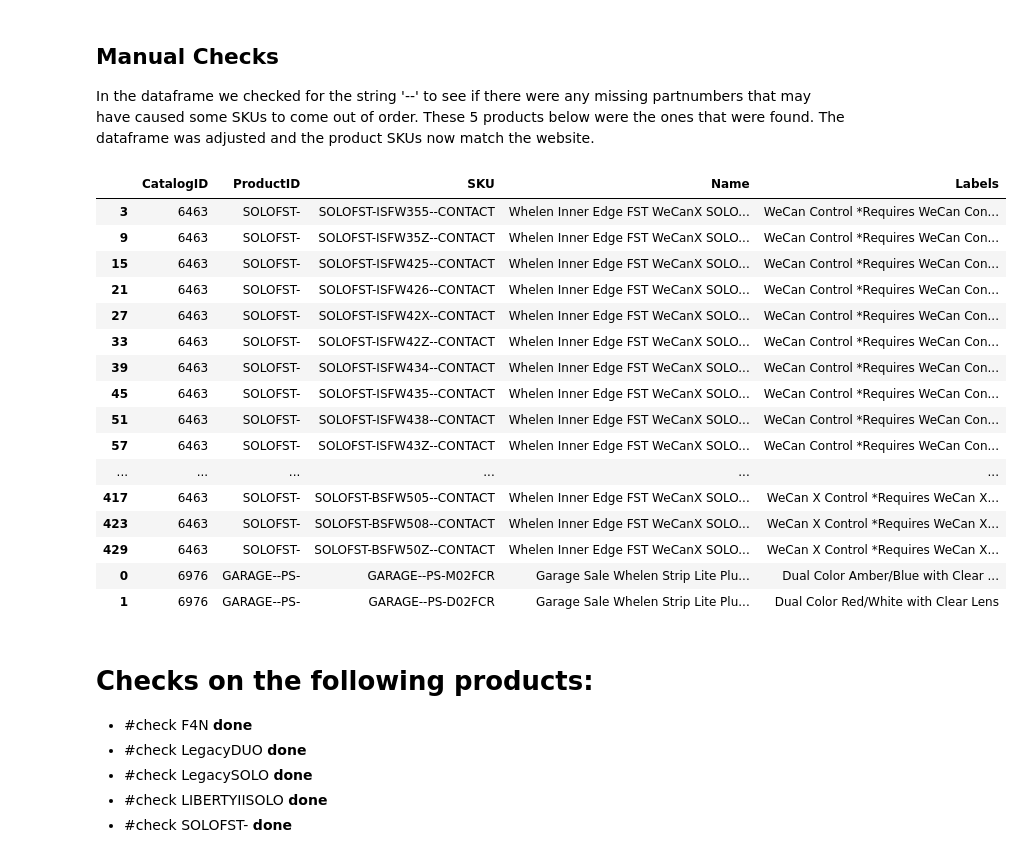
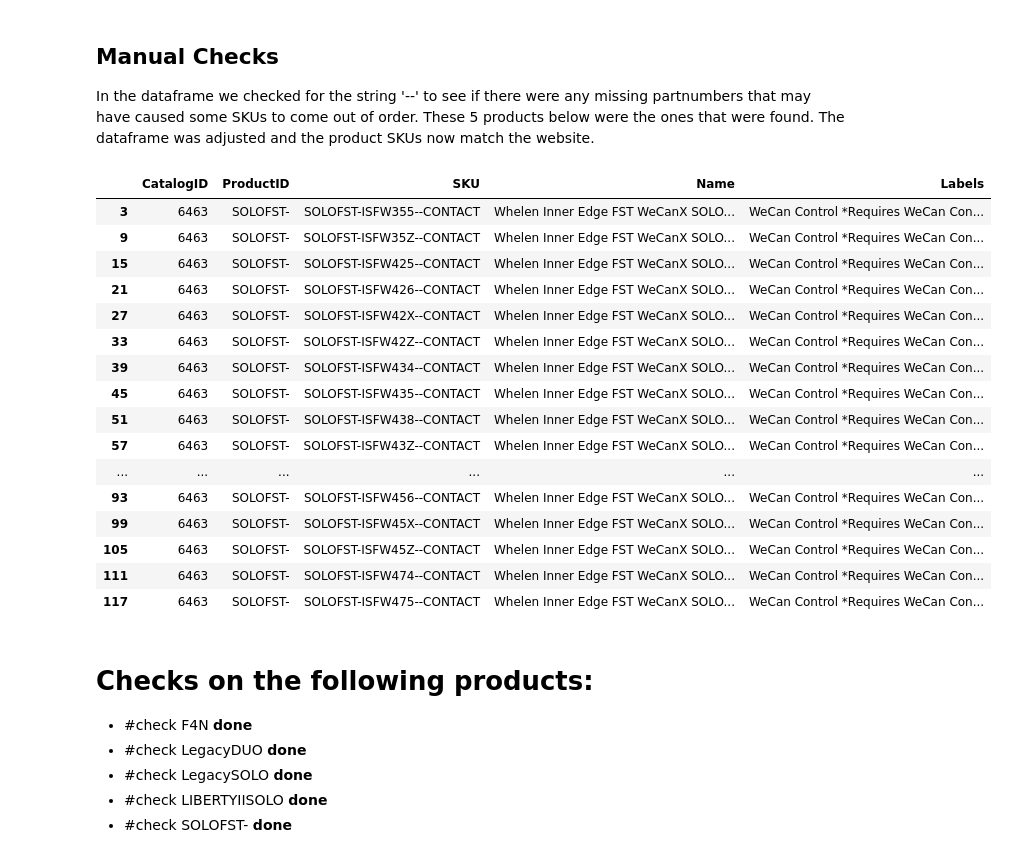
Before and after one commit to andrewkoji/Unique_SKU_List, a Jupyter notebook: Final_Notebook.ipynb, the cells around one changed output. Cells and saved outputs as stored; diff of their text form; code cells hidden in the pictures.

```diff
--- a/Final_Notebook.ipynb
+++ b/Final_Notebook.ipynb
@@ -290,7 +288,7 @@ This block of code performs several data preprocessing steps on an Excel dataset
 5. ain DataFrame is filtered to exclude rows where the 'Hidden' column has a value of 1, and the first few rows of the resulting DataFrame are displayed. Overall, this block of code prepares the dataset for further analysis by ensuring data consistency, creating new columns, and filtering out irrelevant rows.
 # %%
 # Define the file path
-path = "/content/drive/My Drive/Colab Notebooks/Grades/All_Options.xlsx"
+path = "All_Options.xlsx"
 
 # Read the Excel file into a DataFrame
 df_options_ = pd.read_excel(path)
@@ -563,30 +568,30 @@ Length of dataframe is 279,997 SKUs. Client has approved this length.
 
 In the dataframe we checked for the string '--' to see if there were any missing partnumbers that may have caused some SKUs to come out of order. These 5 products below were the ones that were found. The dataframe was adjusted and the product SKUs now match the website.
 # %%
-Master_SKU_list[Master_SKU_list['SKU'].str.contains('--')]
+Master_SKU_list[Master_SKU_list['SKU'].str.contains('--')].head(20)
 #check F4N
 #check LegacyDUO
 #check LegacySOLO
 #check LIBERTYIISOLO
 #check SOLOFST-
 # %% [output]
 |  | CatalogID | ProductID | SKU | Name | Labels |
 | 3 | 6463 | SOLOFST- | SOLOFST-ISFW355--CONTACT | Whelen Inner Edge FST WeCanX SOLO... | WeCan Control *Requires WeCan Con... |
 | 9 | 6463 | SOLOFST- | SOLOFST-ISFW35Z--CONTACT | Whelen Inner Edge FST WeCanX SOLO... | WeCan Control *Requires WeCan Con... |
 | 15 | 6463 | SOLOFST- | SOLOFST-ISFW425--CONTACT | Whelen Inner Edge FST WeCanX SOLO... | WeCan Control *Requires WeCan Con... |
 | 21 | 6463 | SOLOFST- | SOLOFST-ISFW426--CONTACT | Whelen Inner Edge FST WeCanX SOLO... | WeCan Control *Requires WeCan Con... |
 | 27 | 6463 | SOLOFST- | SOLOFST-ISFW42X--CONTACT | Whelen Inner Edge FST WeCanX SOLO... | WeCan Control *Requires WeCan Con... |
 | 33 | 6463 | SOLOFST- | SOLOFST-ISFW42Z--CONTACT | Whelen Inner Edge FST WeCanX SOLO... | WeCan Control *Requires WeCan Con... |
 | 39 | 6463 | SOLOFST- | SOLOFST-ISFW434--CONTACT | Whelen Inner Edge FST WeCanX SOLO... | WeCan Control *Requires WeCan Con... |
 | 45 | 6463 | SOLOFST- | SOLOFST-ISFW435--CONTACT | Whelen Inner Edge FST WeCanX SOLO... | WeCan Control *Requires WeCan Con... |
 | 51 | 6463 | SOLOFST- | SOLOFST-ISFW438--CONTACT | Whelen Inner Edge FST WeCanX SOLO... | WeCan Control *Requires WeCan Con... |
 | 57 | 6463 | SOLOFST- | SOLOFST-ISFW43Z--CONTACT | Whelen Inner Edge FST WeCanX SOLO... | WeCan Control *Requires WeCan Con... |
 | ... | ... | ... | ... | ... | ... |
-| 417 | 6463 | SOLOFST- | SOLOFST-BSFW505--CONTACT | Whelen Inner Edge FST WeCanX SOLO... | WeCan X Control *Requires WeCan X... |
-| 423 | 6463 | SOLOFST- | SOLOFST-BSFW508--CONTACT | Whelen Inner Edge FST WeCanX SOLO... | WeCan X Control *Requires WeCan X... |
-| 429 | 6463 | SOLOFST- | SOLOFST-BSFW50Z--CONTACT | Whelen Inner Edge FST WeCanX SOLO... | WeCan X Control *Requires WeCan X... |
-| 0 | 6976 | GARAGE--PS- | GARAGE--PS-M02FCR | Garage Sale Whelen Strip Lite Plu... | Dual Color Amber/Blue with Clear ... |
-| 1 | 6976 | GARAGE--PS- | GARAGE--PS-D02FCR | Garage Sale Whelen Strip Lite Plu... | Dual Color Red/White with Clear Lens |
+| 93 | 6463 | SOLOFST- | SOLOFST-ISFW456--CONTACT | Whelen Inner Edge FST WeCanX SOLO... | WeCan Control *Requires WeCan Con... |
+| 99 | 6463 | SOLOFST- | SOLOFST-ISFW45X--CONTACT | Whelen Inner Edge FST WeCanX SOLO... | WeCan Control *Requires WeCan Con... |
+| 105 | 6463 | SOLOFST- | SOLOFST-ISFW45Z--CONTACT | Whelen Inner Edge FST WeCanX SOLO... | WeCan Control *Requires WeCan Con... |
+| 111 | 6463 | SOLOFST- | SOLOFST-ISFW474--CONTACT | Whelen Inner Edge FST WeCanX SOLO... | WeCan Control *Requires WeCan Con... |
+| 117 | 6463 | SOLOFST- | SOLOFST-ISFW475--CONTACT | Whelen Inner Edge FST WeCanX SOLO... | WeCan Control *Requires WeCan Con... |
 # %% [markdown]
 # Checks on the following products:
 - #check F4N **done**
```
Also changed, not shown: parts of 14 cells of this notebook.
